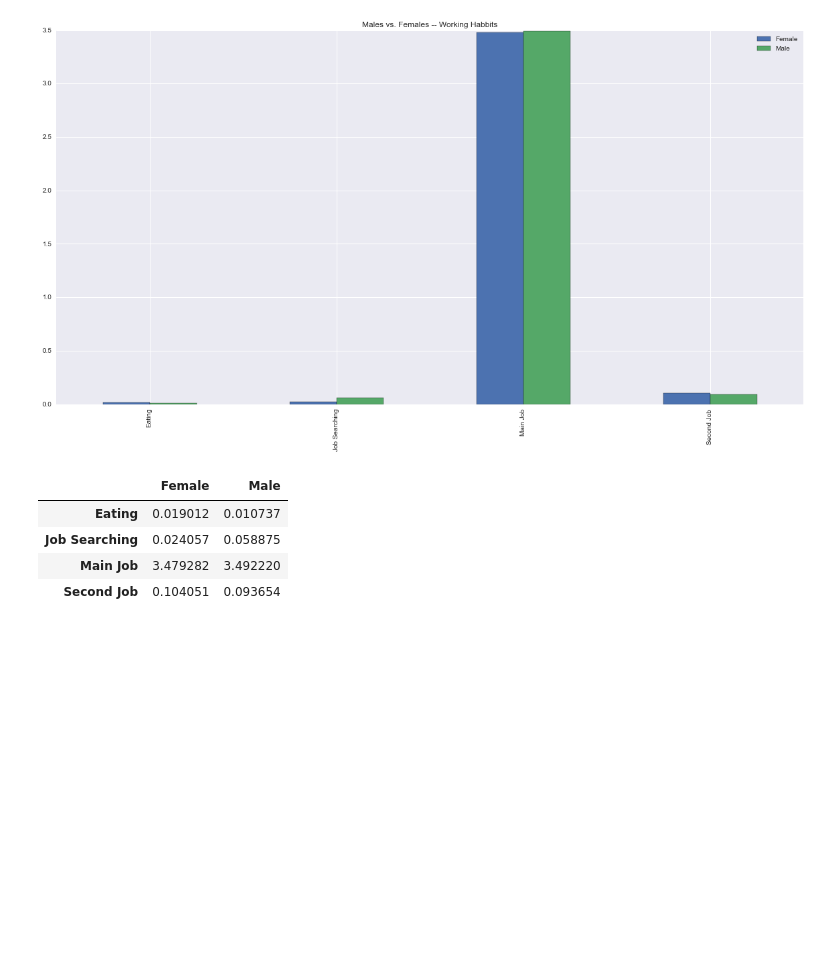
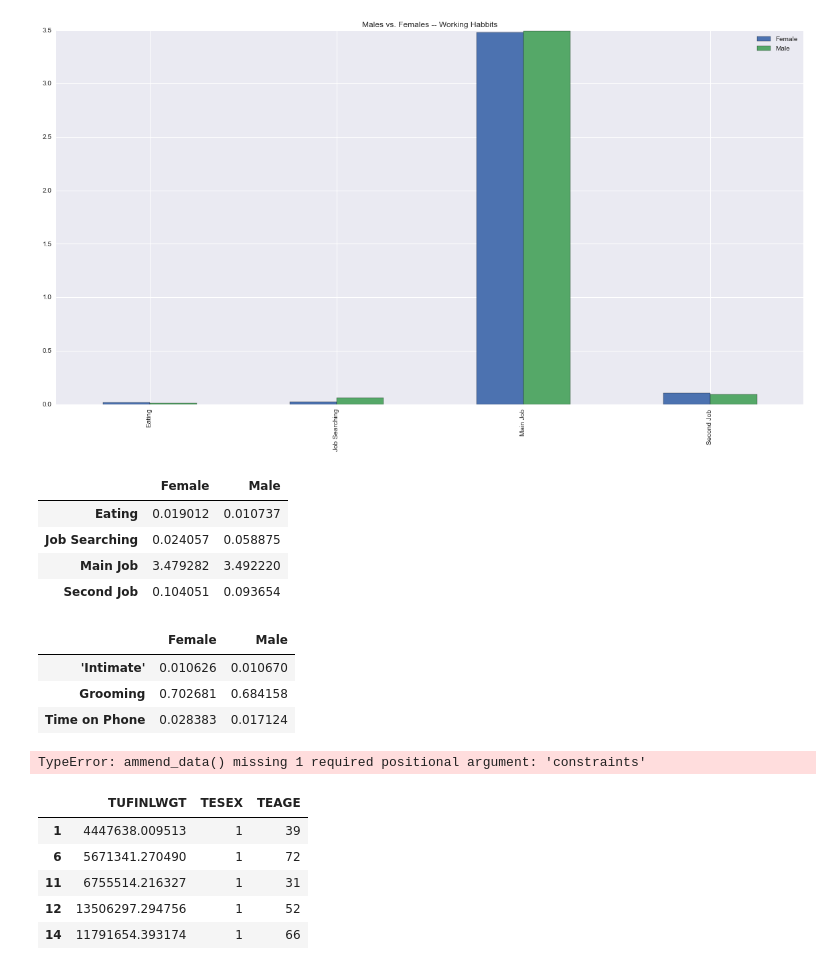
Before and after one commit to zseaborn63/atus-analysis, a Jupyter notebook: Practice.ipynb, the cells around one changed output. Drawn from its saved outputs; the diff is of its cells as text; code cells hidden in the pictures; blank space fills up the shorter version.

```diff
--- a/Practice.ipynb
+++ b/Practice.ipynb
@@ -96,3 +108,27 @@ male_vs_female_work
 | Job Searching | 0.024057 | 0.058875 |
 | Main Job | 3.479282 | 3.492220 |
 | Second Job | 0.104051 | 0.093654 |
+# %%
+male_vs_female_generic
+# %% [output]
+|  | Female | Male |
+| 'Intimate' | 0.010626 | 0.010670 |
+| Grooming | 0.702681 | 0.684158 |
+| Time on Phone | 0.028383 | 0.017124 |
+# %%
+def ammend_data(data, col_list, constraints=None):
+    new_data = data[constraints][col_list]
+    return new_data
+# %%
+test = ammend_data(summary, ['TUFINLWGT', 'TESEX', 'TEAGE'])
+# %% [output]
+TypeError: ammend_data() missing 1 required positional argument: 'constraints'
+# %%
+test.head()
+# %% [output]
+|  | TUFINLWGT | TESEX | TEAGE |
+| 1 | 4447638.009513 | 1 | 39 |
+| 6 | 5671341.270490 | 1 | 72 |
+| 11 | 6755514.216327 | 1 | 31 |
+| 12 | 13506297.294756 | 1 | 52 |
+| 14 | 11791654.393174 | 1 | 66 |
```
Also changed, not shown: parts of 4 cells of this notebook, 1 other file.
